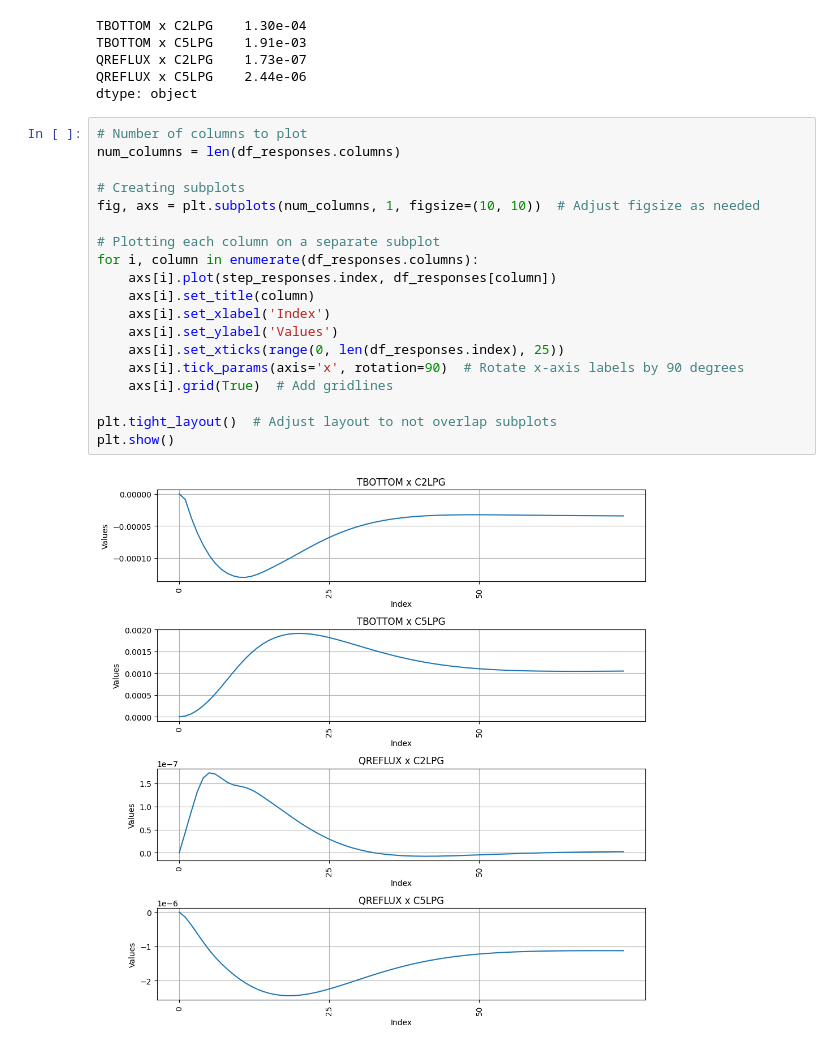
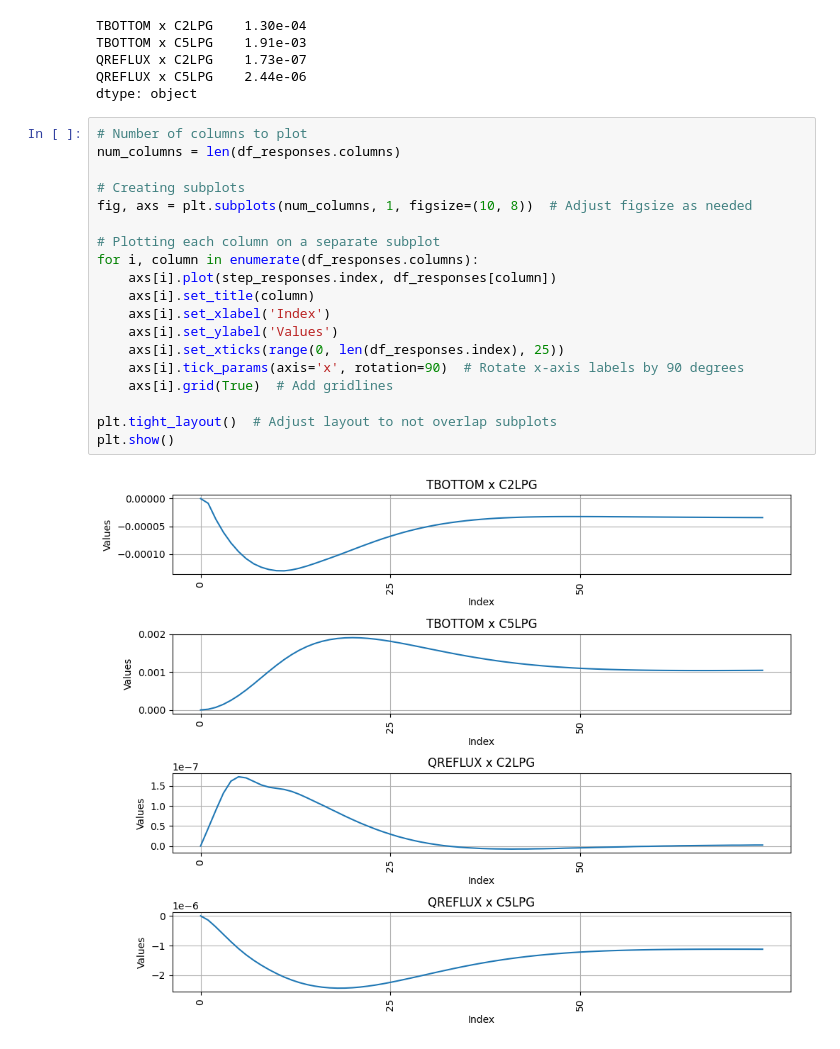
Before and after one commit to davibelo/MPC-ModelPredictiveControl, a Jupyter notebook: LPGdesbutanizerUnitStepCalc.ipynb, the cells around one changed output. Saved outputs shown, nothing was run; the diff lists cells and outputs as text.

```diff
--- a/LPGdesbutanizerUnitStepCalc.ipynb
+++ b/LPGdesbutanizerUnitStepCalc.ipynb
@@ -110,21 +110,21 @@ dtype: object
 # %%
 # Number of columns to plot
 num_columns = len(df_responses.columns)
 
 # Creating subplots
-fig, axs = plt.subplots(num_columns, 1, figsize=(10, 10))  # Adjust figsize as needed
+fig, axs = plt.subplots(num_columns, 1, figsize=(10, 8))  # Adjust figsize as needed
 
 # Plotting each column on a separate subplot
 for i, column in enumerate(df_responses.columns):
     axs[i].plot(step_responses.index, df_responses[column])
     axs[i].set_title(column)
     axs[i].set_xlabel('Index')
     axs[i].set_ylabel('Values')
     axs[i].set_xticks(range(0, len(df_responses.index), 25))
     axs[i].tick_params(axis='x', rotation=90)  # Rotate x-axis labels by 90 degrees
     axs[i].grid(True)  # Add gridlines
 
 plt.tight_layout()  # Adjust layout to not overlap subplots
 plt.show()
 # %% [output]
-[figure, old version]
+[figure, new version]
```
Also changed, not shown: parts of 2 cells of this notebook.
